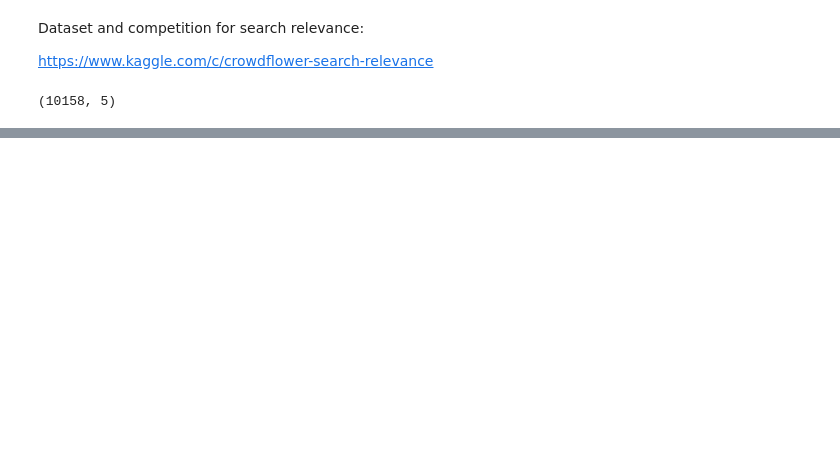
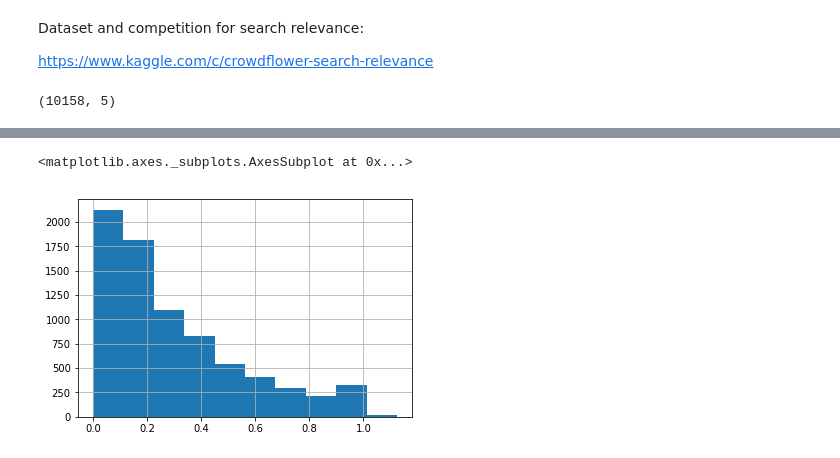
Before and after one commit to EikeDehling/machine-learnings, a Jupyter notebook: nlp_similarity_crowdflower.ipynb, the cells around one changed output, grey strips where cells are left out. Cells and saved outputs as stored; diff of their text form; code cells hidden in the pictures; blank space fills up the shorter version.

```diff
--- a/nlp_similarity_crowdflower.ipynb
+++ b/nlp_similarity_crowdflower.ipynb
@@ -87,0 +125,5 @@ df['dist'].hist()
+# %%
+df['distance_lsi'].hist()
+# %% [output]
+<matplotlib.axes._subplots.AxesSubplot at 0x...>
+[figure, added]
```
Also changed, not shown: parts of 26 cells of this notebook.
